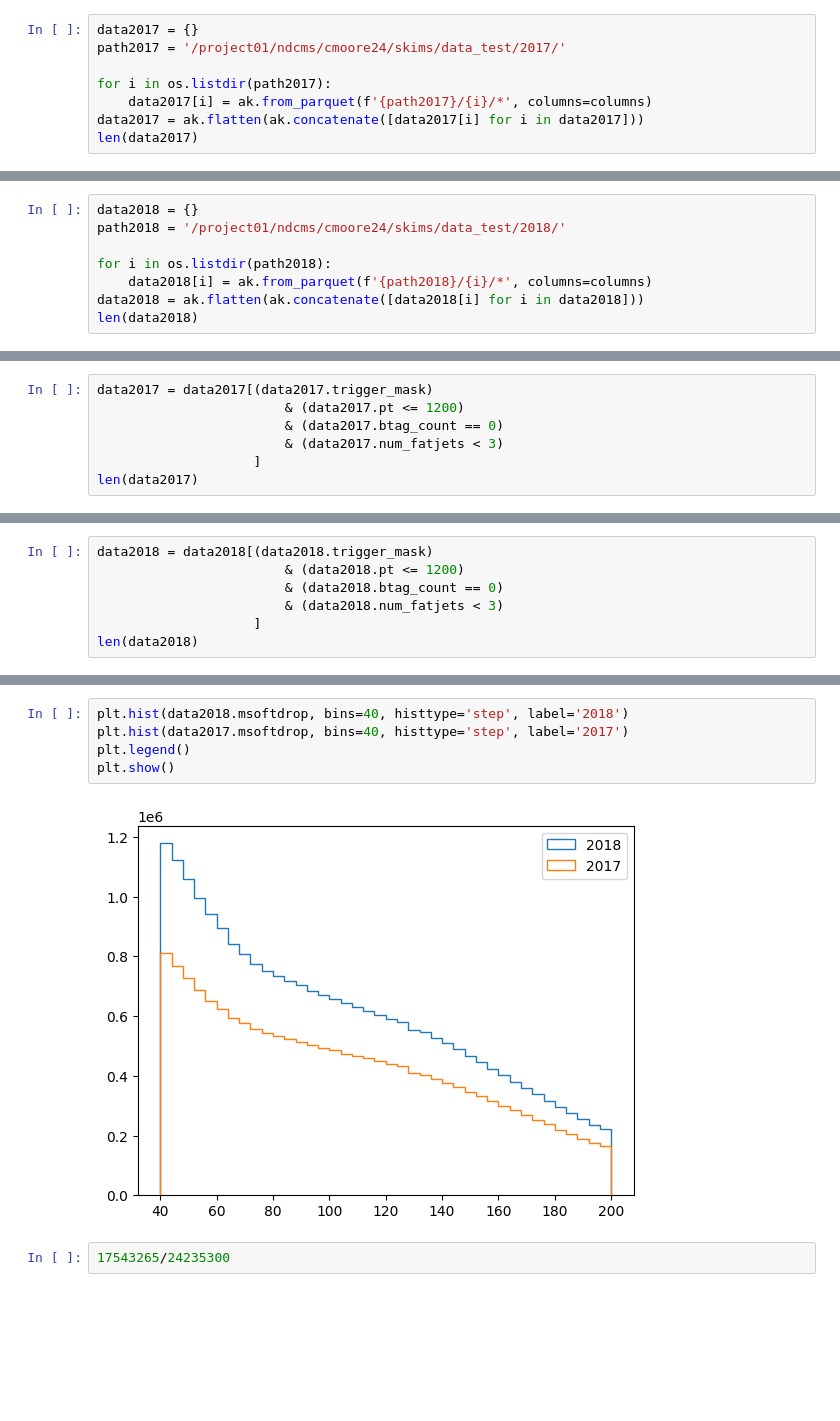
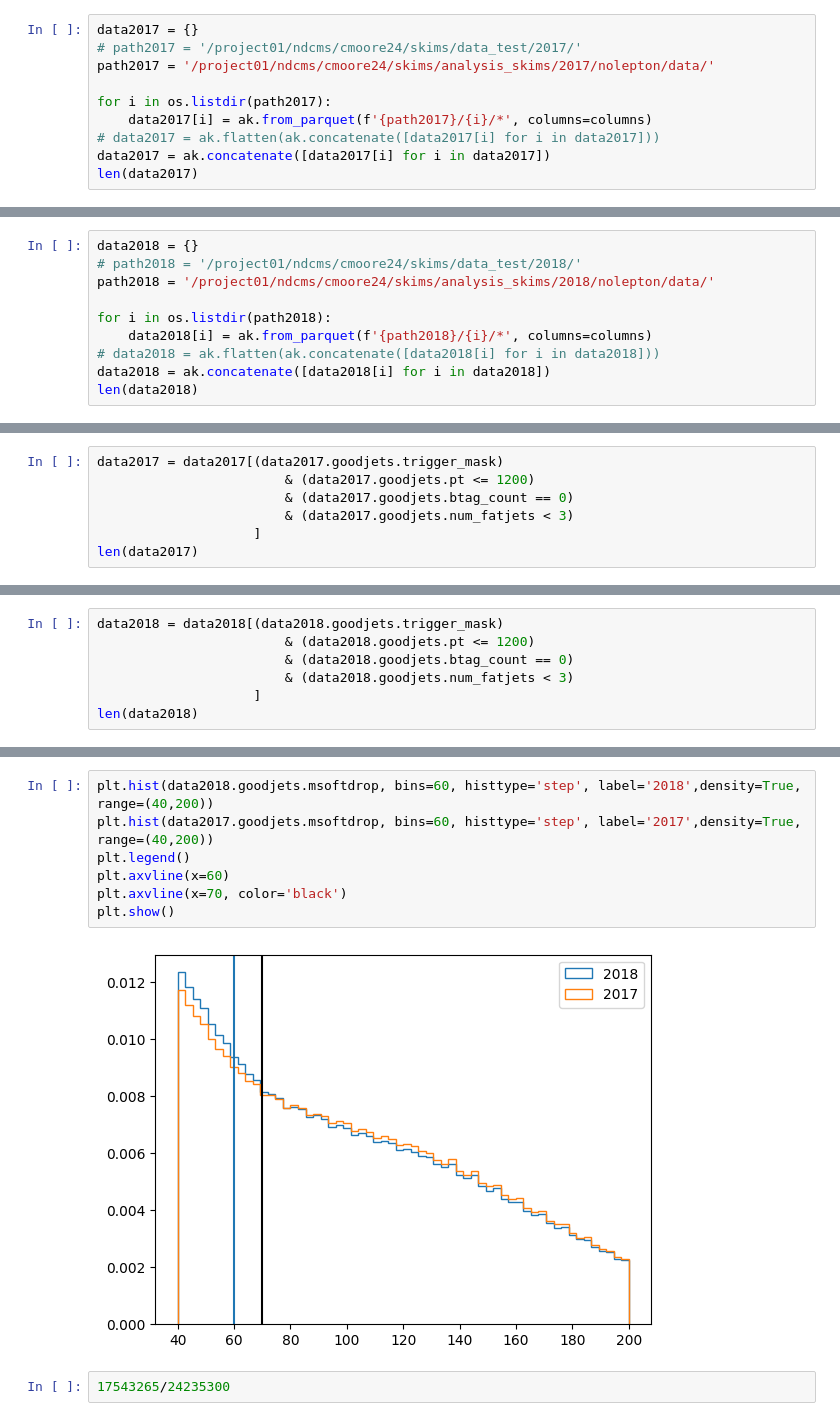
Before and after one commit to cmoore24-24/hgg, a Jupyter notebook: standalone_notebooks/skims/skimmer/Untitled.ipynb, the cells around one changed output, grey strips where cells are left out. Cells and saved outputs as stored; diff of their text form; blank space fills up the shorter version.

```diff
--- a/standalone_notebooks/skims/skimmer/Untitled.ipynb
+++ b/standalone_notebooks/skims/skimmer/Untitled.ipynb
@@ -11,10 +16,12 @@ columns = ['msoftdrop',
           ]
 # %%
 data2017 = {}
-path2017 = '/project01/ndcms/cmoore24/skims/data_test/2017/'
+# path2017 = '/project01/ndcms/cmoore24/skims/data_test/2017/'
+path2017 = '/project01/ndcms/cmoore24/skims/analysis_skims/2017/nolepton/data/'
 
 for i in os.listdir(path2017):
     data2017[i] = ak.from_parquet(f'{path2017}/{i}/*', columns=columns)
-data2017 = ak.flatten(ak.concatenate([data2017[i] for i in data2017]))
+# data2017 = ak.flatten(ak.concatenate([data2017[i] for i in data2017]))
+data2017 = ak.concatenate([data2017[i] for i in data2017])
 len(data2017)
 # %% [output]
@@ -22,9 +29,11 @@ len(data2017)
 # %%
 data2018 = {}
-path2018 = '/project01/ndcms/cmoore24/skims/data_test/2018/'
+# path2018 = '/project01/ndcms/cmoore24/skims/data_test/2018/'
+path2018 = '/project01/ndcms/cmoore24/skims/analysis_skims/2018/nolepton/data/'
 
 for i in os.listdir(path2018):
     data2018[i] = ak.from_parquet(f'{path2018}/{i}/*', columns=columns)
-data2018 = ak.flatten(ak.concatenate([data2018[i] for i in data2018]))
+# data2018 = ak.flatten(ak.concatenate([data2018[i] for i in data2018]))
+data2018 = ak.concatenate([data2018[i] for i in data2018])
 len(data2018)
 # %% [output]
@@ -32,8 +41,8 @@ len(data2018)
 # %%
-data2017 = data2017[(data2017.trigger_mask)
-                        & (data2017.pt <= 1200)
-                        & (data2017.btag_count == 0)
-                        & (data2017.num_fatjets < 3)
+data2017 = data2017[(data2017.goodjets.trigger_mask)
+                        & (data2017.goodjets.pt <= 1200)
+                        & (data2017.goodjets.btag_count == 0)
+                        & (data2017.goodjets.num_fatjets < 3)
                     ]
 len(data2017)
 # %% [output]
@@ -41,8 +50,8 @@ len(data2017)
 # %%
-data2018 = data2018[(data2018.trigger_mask)
-                        & (data2018.pt <= 1200)
-                        & (data2018.btag_count == 0)
-                        & (data2018.num_fatjets < 3)
+data2018 = data2018[(data2018.goodjets.trigger_mask)
+                        & (data2018.goodjets.pt <= 1200)
+                        & (data2018.goodjets.btag_count == 0)
+                        & (data2018.goodjets.num_fatjets < 3)
                     ]
 len(data2018)
 # %% [output]
@@ -50,10 +59,12 @@ len(data2018)
 # %%
-plt.hist(data2018.msoftdrop, bins=40, histtype='step', label='2018')
-plt.hist(data2017.msoftdrop, bins=40, histtype='step', label='2017')
+plt.hist(data2018.goodjets.msoftdrop, bins=60, histtype='step', label='2018',density=True, range=(40,200))
+plt.hist(data2017.goodjets.msoftdrop, bins=60, histtype='step', label='2017',density=True, range=(40,200))
 plt.legend()
+plt.axvline(x=60)
+plt.axvline(x=70, color='black')
 plt.show()
 # %% [output]
-[figure, old version]
+[figure, new version]
 # %%
 17543265/24235300
 # %% [output]
```
Also changed, not shown: parts of 20 cells of this notebook, 11 other files.
